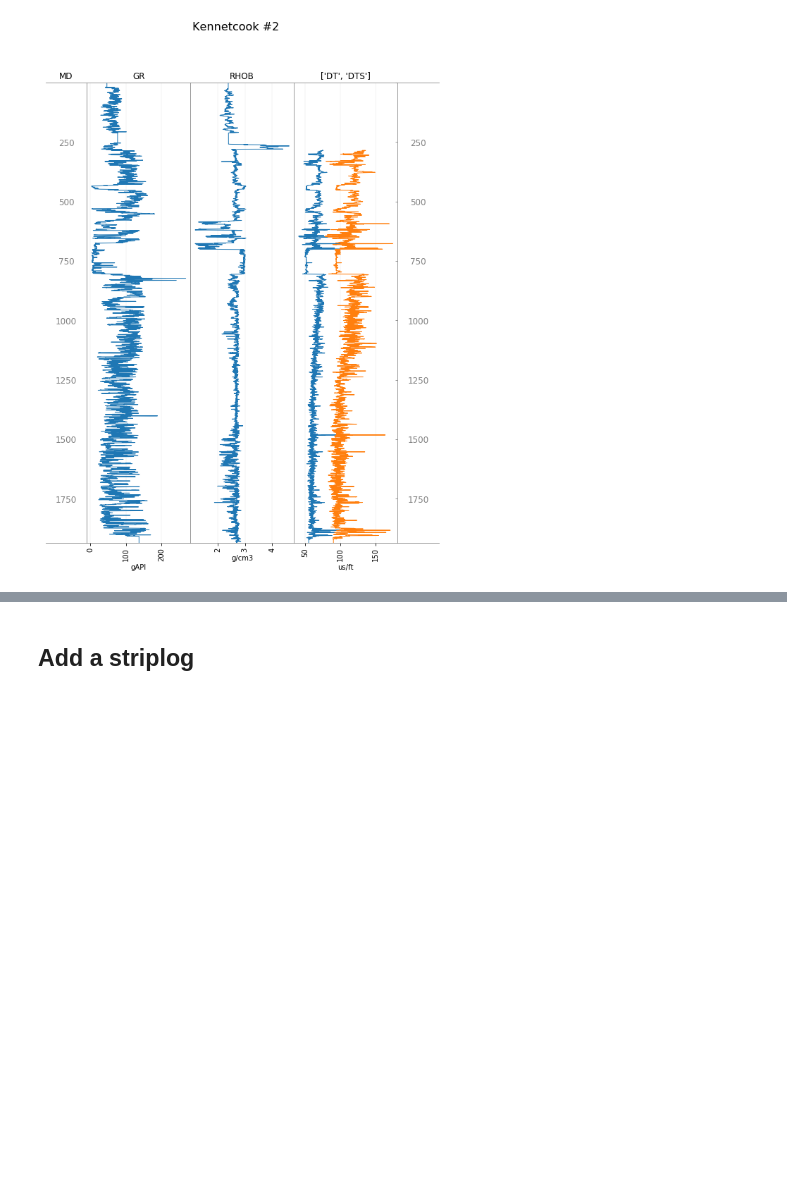
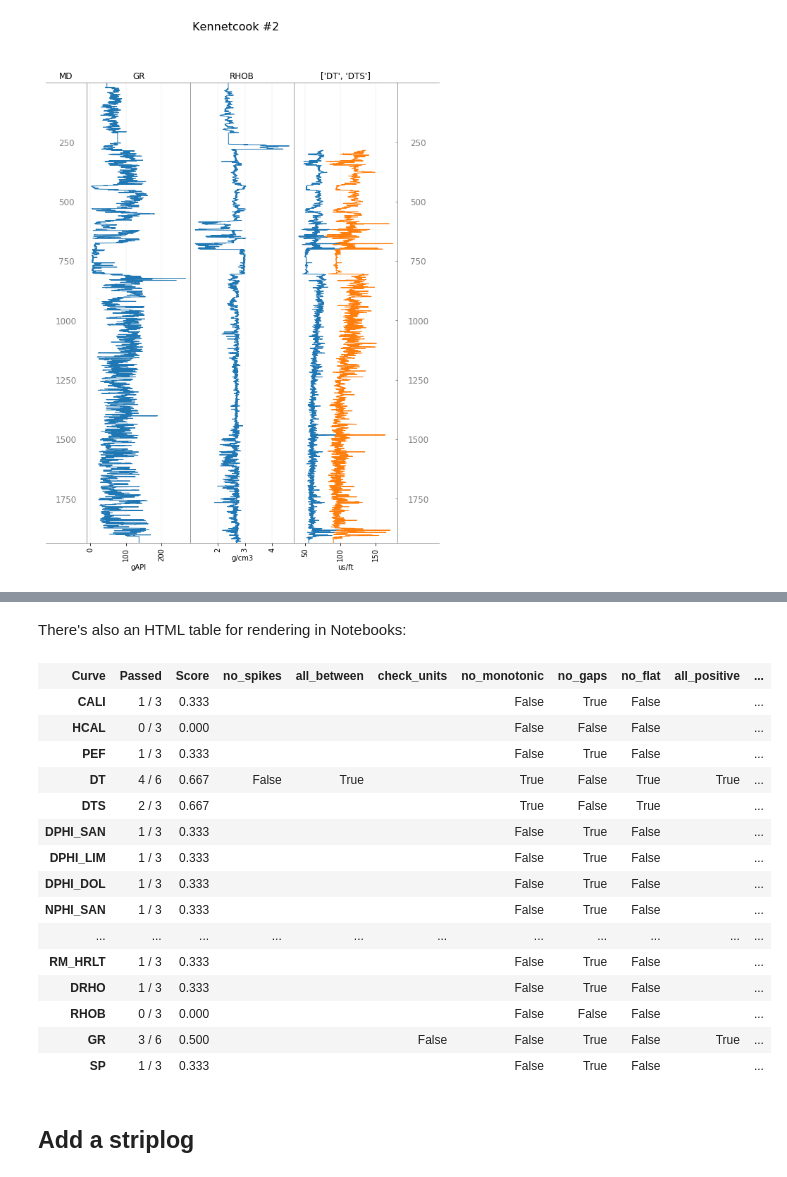
Before and after one commit to agilescientific/welly, a Jupyter notebook: tutorial/Well.ipynb, the cells around one changed output, grey strips where cells are left out. Saved outputs shown, nothing was run; the diff lists cells and outputs as text; code cells hidden in the pictures; blank space fills up the shorter version.

```diff
--- a/tutorial/Well.ipynb
+++ b/tutorial/Well.ipynb
@@ -34,0 +35,30 @@ We can check the quality of curves with a dictionary of tests:
+# %%
+alias = {
+    "Gamma": ["GR", "GAM", "GRC", "SGR", "NGT"],
+    "Density": ["RHOZ", "RHOB", "DEN", "RHOZ"],
+    "Sonic": ["DT", "AC", "DTP", "DT4P"],
+    "Caliper": ["CAL", "CALI", "CALS", "C1"],
+    'Porosity SS': ['NPSS', 'DPSS'],
+}
+# %%
+import welly.quality as q
+
+tests = {
+    'Each': [
+        q.no_flat,
+        q.no_monotonic,
+        q.no_gaps,
+    ],
+    'Gamma': [
+        q.all_positive,
+        q.all_below(450),
+        q.check_units(['API', 'GAPI']),
+    ],
+    'DT': [
+        q.all_positive,
+    ],
+    'Sonic': [
+        q.all_between(1, 10000),  # 1333 to 5000 m/s
+        q.no_spikes(10),          # 10 spikes allowed
+    ],
+}
@@ -35,3 +90,26 @@ We can check the quality of curves with a dictionary of tests:
+# %% [markdown]
+There's also an HTML table for rendering in Notebooks:
+# %%
+from IPython.display import HTML
+html = w.qc_table_html(tests, alias=alias)
+HTML(html)
+# %% [output]
+| Curve | Passed | Score | no_spikes | all_between | check_units | no_monotonic | no_gaps | no_flat | all_positive | ... |
+| CALI | 1 / 3 | 0.333 |  |  |  | False | True | False |  | ... |
+| HCAL | 0 / 3 | 0.000 |  |  |  | False | False | False |  | ... |
+| PEF | 1 / 3 | 0.333 |  |  |  | False | True | False |  | ... |
+| DT | 4 / 6 | 0.667 | False | True |  | True | False | True | True | ... |
+| DTS | 2 / 3 | 0.667 |  |  |  | True | False | True |  | ... |
+| DPHI_SAN | 1 / 3 | 0.333 |  |  |  | False | True | False |  | ... |
+| DPHI_LIM | 1 / 3 | 0.333 |  |  |  | False | True | False |  | ... |
+| DPHI_DOL | 1 / 3 | 0.333 |  |  |  | False | True | False |  | ... |
+| NPHI_SAN | 1 / 3 | 0.333 |  |  |  | False | True | False |  | ... |
+| ... | ... | ... | ... | ... | ... | ... | ... | ... | ... | ... |
+| RM_HRLT | 1 / 3 | 0.333 |  |  |  | False | True | False |  | ... |
+| DRHO | 1 / 3 | 0.333 |  |  |  | False | True | False |  | ... |
+| RHOB | 0 / 3 | 0.000 |  |  |  | False | False | False |  | ... |
+| GR | 3 / 6 | 0.500 |  |  | False | False | True | False | True | ... |
+| SP | 1 / 3 | 0.333 |  |  |  | False | True | False |  | ... |
 # %% [markdown]
 ## Add a striplog
 # %%
```
Also changed, not shown: parts of 6 cells of this notebook, 2 other files.
